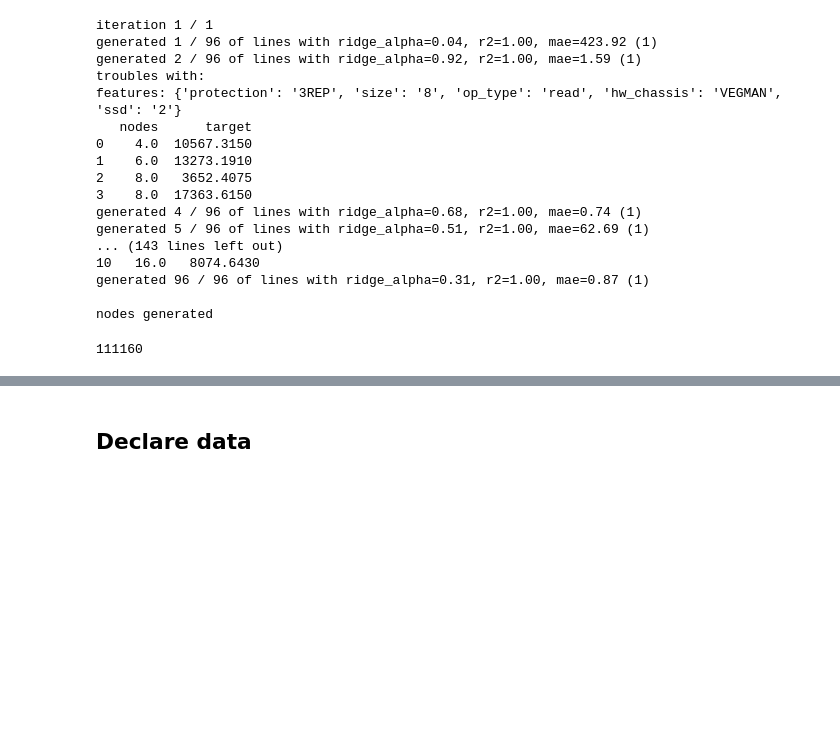
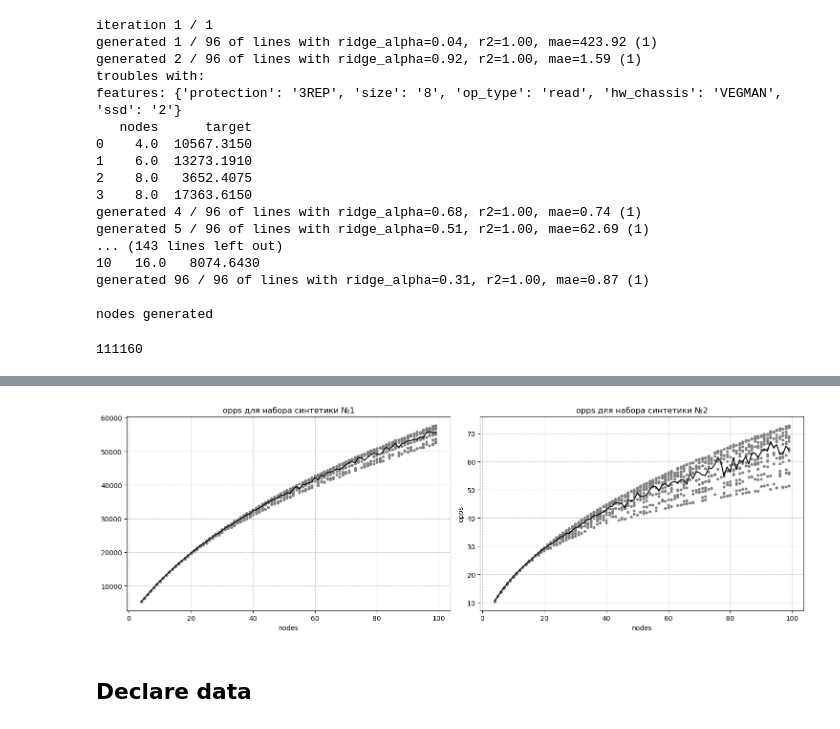
Before and after one commit to Sziringowski/SDS-modelling-demo, a Jupyter notebook: model.ipynb, the cells around one changed output, grey strips where cells are left out. Cells and saved outputs as stored; diff of their text form; code cells hidden in the pictures; blank space fills up the shorter version.

```diff
--- a/model.ipynb
+++ b/model.ipynb
@@ -128,3 +130,7 @@ grid_inst.compare_graphs(parametr=parametr, fix_params_1=fix_params_1, fix_param
+# %%
+display(Image(filename='demo_graphs/synth_graphs_1.png'))
+# %% [output]
+[figure, added]
 # %% [markdown]
 ## Declare data
 # %%
```
Also changed, not shown: parts of 10 cells of this notebook, 1 other file.
